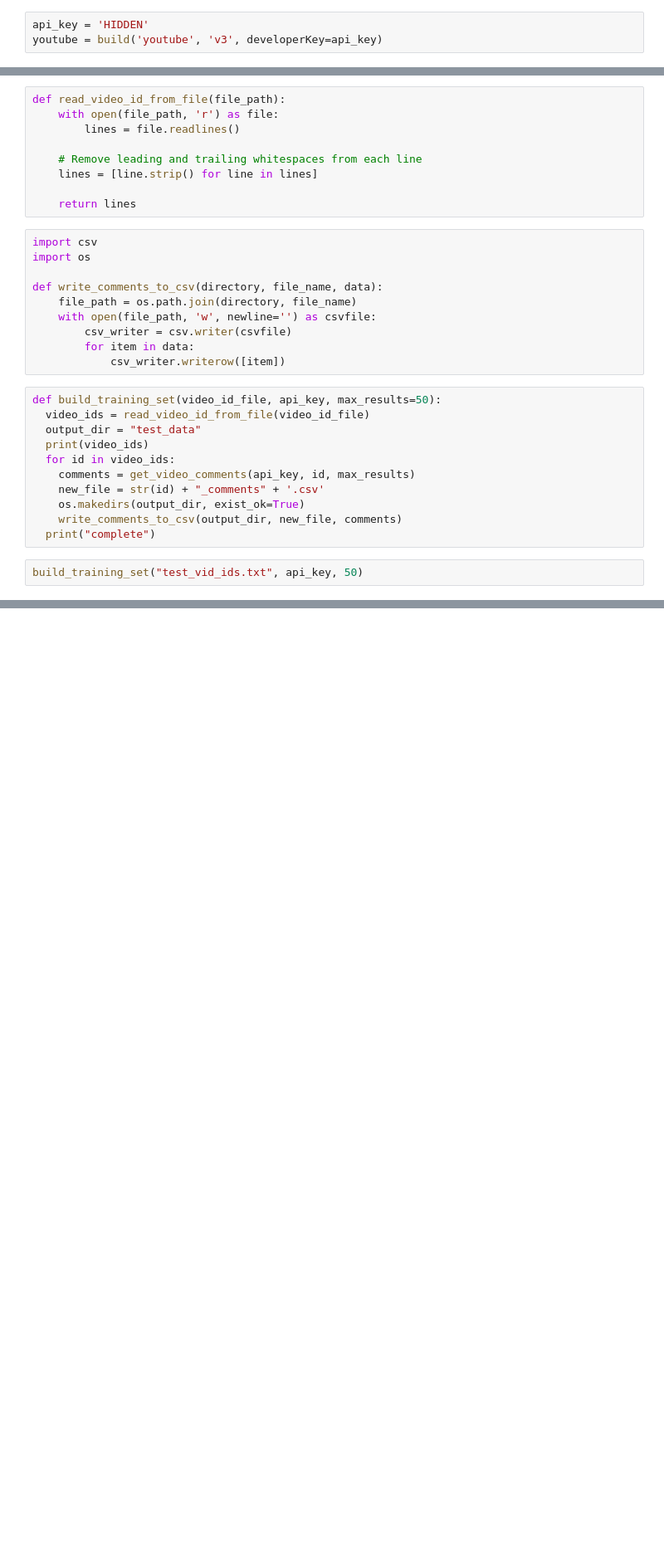
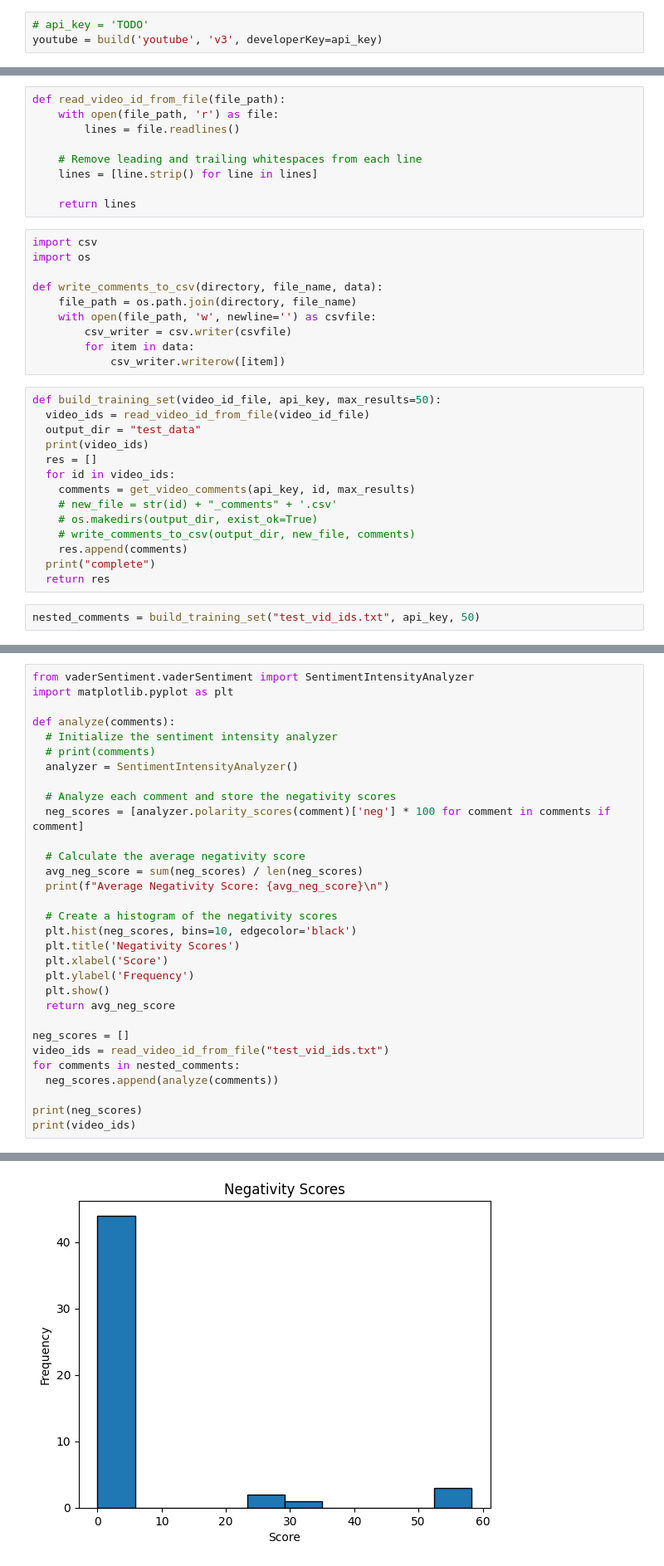
Before and after one commit to manin3/jangwonyoung, a Jupyter notebook: Scraping/CommentScraper.ipynb, the cells around one changed output, grey strips where cells are left out. Shown at 83% size. Drawn from its saved outputs; the diff is of its cells as text; blank space fills up the shorter version.

```diff
--- a/Scraping/CommentScraper.ipynb
+++ b/Scraping/CommentScraper.ipynb
@@ -3,5 +4,5 @@ from googleapiclient.discovery import build
 # %%
-api_key = 'HIDDEN'
+# api_key = 'TODO'
 youtube = build('youtube', 'v3', developerKey=api_key)
 # %%
 video_id = 'AH8A79BrTEY'
@@ -82,12 +86,15 @@ def build_training_set(video_id_file, api_key, max_results=50):
   video_ids = read_video_id_from_file(video_id_file)
   output_dir = "test_data"
   print(video_ids)
+  res = []
   for id in video_ids:
     comments = get_video_comments(api_key, id, max_results)
-    new_file = str(id) + "_comments" + '.csv'
-    os.makedirs(output_dir, exist_ok=True)
-    write_comments_to_csv(output_dir, new_file, comments)
+    # new_file = str(id) + "_comments" + '.csv'
+    # os.makedirs(output_dir, exist_ok=True)
+    # write_comments_to_csv(output_dir, new_file, comments)
+    res.append(comments)
   print("complete")
+  return res
 # %%
-build_training_set("test_vid_ids.txt", api_key, 50)
+nested_comments = build_training_set("test_vid_ids.txt", api_key, 50)
 # %% [output]
@@ -95 +102,33 @@ build_training_set("test_vid_ids.txt", api_key, 50)
 complete
+# %%
+from vaderSentiment.vaderSentiment import SentimentIntensityAnalyzer
+import matplotlib.pyplot as plt
+
+def analyze(comments):
+  # Initialize the sentiment intensity analyzer
+  # print(comments)
+  analyzer = SentimentIntensityAnalyzer()
+
+  # Analyze each comment and store the negativity scores
+  neg_scores = [analyzer.polarity_scores(comment)['neg'] * 100 for comment in comments if comment]
+
+  # Calculate the average negativity score
+  avg_neg_score = sum(neg_scores) / len(neg_scores)
+  print(f"Average Negativity Score: {avg_neg_score}\n")
+
+  # Create a histogram of the negativity scores
+  plt.hist(neg_scores, bins=10, edgecolor='black')
+  plt.title('Negativity Scores')
+  plt.xlabel('Score')
+  plt.ylabel('Frequency')
+  plt.show()
+  return avg_neg_score
+
+neg_scores = []
+video_ids = read_video_id_from_file("test_vid_ids.txt")
+for comments in nested_comments:
+  neg_scores.append(analyze(comments))
+
+print(neg_scores)
+print(video_ids)
+# %% [output]
@@ -95,0 +136 @@ complete
+[figure, added]
```
Also changed, not shown: parts of 7 cells of this notebook, 2 other files.
